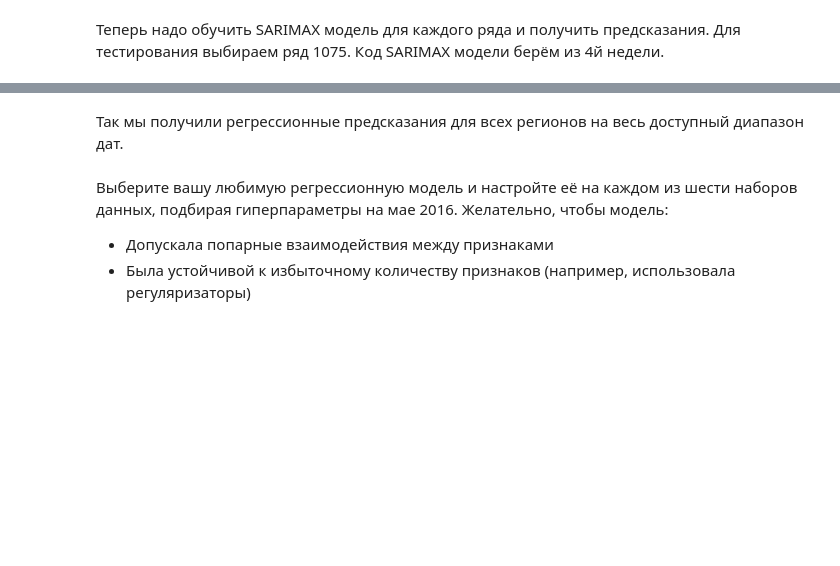
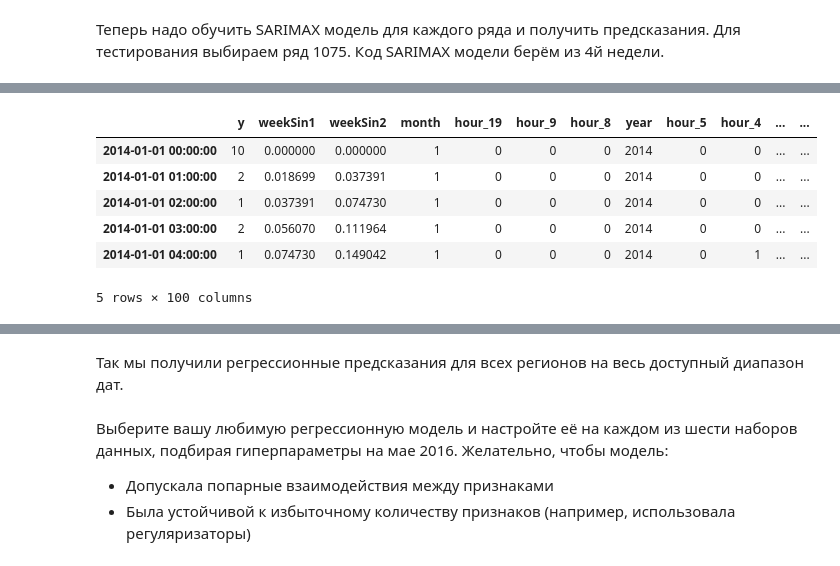
Before and after one commit to PhySci/projectNYtaxi, a Jupyter notebook: week5/week 5-3.ipynb, the cells around one changed output, grey strips where cells are left out. Drawn from its saved outputs; the diff is of its cells as text; code cells hidden in the pictures; blank space fills up the shorter version.

Commit message:
week 5

```diff
--- a/week5/week 5-3.ipynb
+++ b/week5/week 5-3.ipynb
@@ -309,8 +297,0 @@ targetList
-# %%
-treeReg = DTR(random_state=42)
-treeReg.fit(df3.loc[startTrain:endValidation,:].drop(dropList,axis = 1),df3.loc[startTrain:endValidation,:].y)
-
-df3 = df3.drop('regressor1',1)
-print treeReg.score(df3.drop(dropList,axis = 1),df3.y)
-df3 = df3.assign(regressor1 = treeReg.predict(df3.drop(dropList,axis = 1)))
-plt.plot(df3.regressor1)
@@ -423,0 +362,10 @@ sm.tsa.seasonal_decompose(endog-exog).plot()
+# %%
+df4.head()
+# %% [output]
+|  | y | weekSin1 | weekSin2 | month | hour_19 | hour_9 | hour_8 | year | hour_5 | hour_4 | ... | ... |
+| 2014-01-01 00:00:00 | 10 | 0.000000 | 0.000000 | 1 | 0 | 0 | 0 | 2014 | 0 | 0 | ... | ... |
+| 2014-01-01 01:00:00 | 2 | 0.018699 | 0.037391 | 1 | 0 | 0 | 0 | 2014 | 0 | 0 | ... | ... |
+| 2014-01-01 02:00:00 | 1 | 0.037391 | 0.074730 | 1 | 0 | 0 | 0 | 2014 | 0 | 0 | ... | ... |
+| 2014-01-01 03:00:00 | 2 | 0.056070 | 0.111964 | 1 | 0 | 0 | 0 | 2014 | 0 | 0 | ... | ... |
+| 2014-01-01 04:00:00 | 1 | 0.074730 | 0.149042 | 1 | 0 | 0 | 0 | 2014 | 0 | 1 | ... | ... |
+5 rows × 100 columns
```
Also changed, not shown: parts of 26 cells of this notebook, 2 other files.
